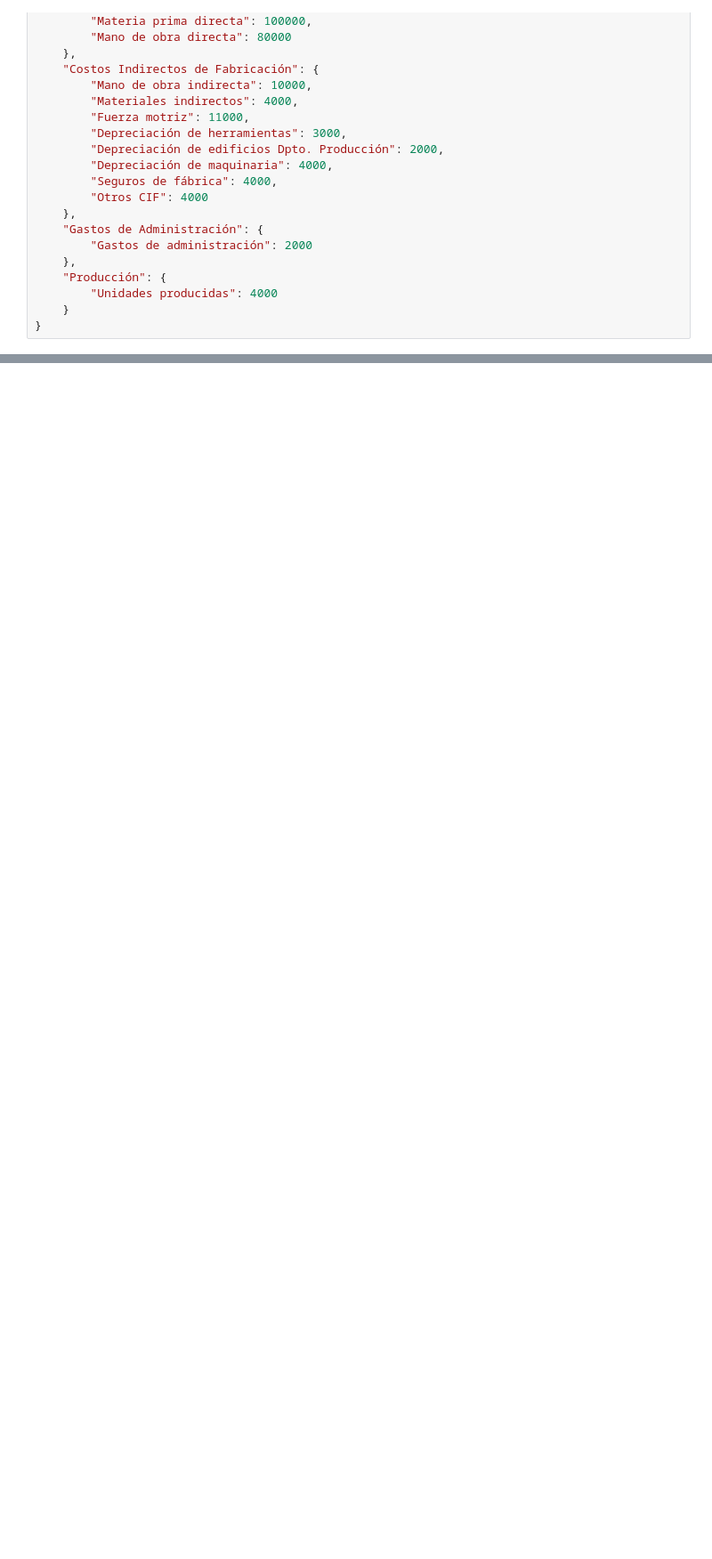
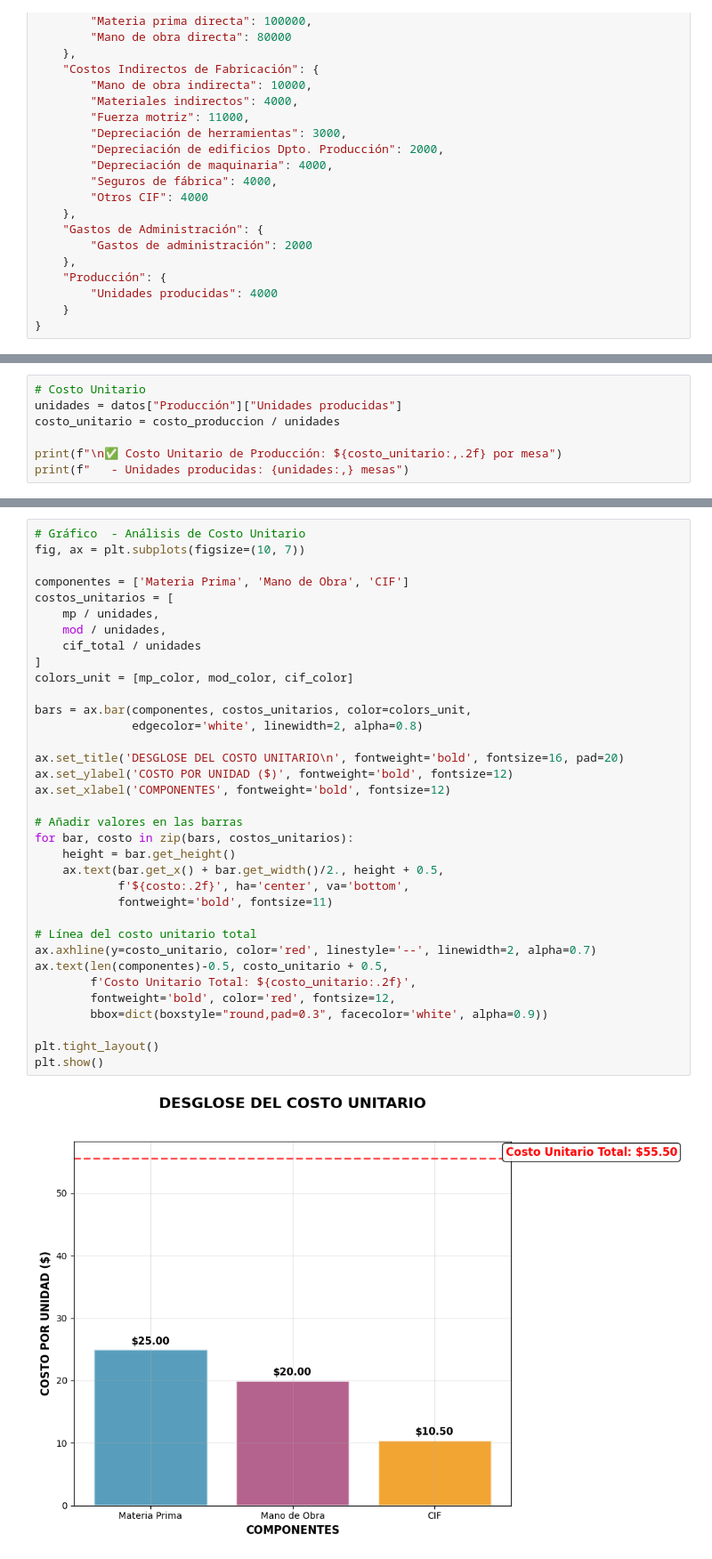
Before and after one commit to licette32/calculo-costos-rendimientos-2025, a Jupyter notebook: Parte-B/4B-costos.ipynb, the cells around one changed output, grey strips where cells are left out. Shown: that part at 89% size. Saved outputs shown, nothing was run; the diff lists cells and outputs as text; blank space fills up the shorter version.

```diff
--- a/Parte-B/4B-costos.ipynb
+++ b/Parte-B/4B-costos.ipynb
@@ -186,0 +249,7 @@ with pd.ExcelWriter('resultados_actividad_4.xlsx') as writer:
+# %%
+# Costo Unitario
+unidades = datos["Producción"]["Unidades producidas"]
+costo_unitario = costo_produccion / unidades
+
+print(f"\n✅ Costo Unitario de Producción: ${costo_unitario:,.2f} por mesa")
+print(f"   - Unidades producidas: {unidades:,} mesas")
@@ -186,0 +259,37 @@ with pd.ExcelWriter('resultados_actividad_4.xlsx') as writer:
+# %%
+# Gráfico  - Análisis de Costo Unitario
+fig, ax = plt.subplots(figsize=(10, 7))
+
+componentes = ['Materia Prima', 'Mano de Obra', 'CIF']
+costos_unitarios = [
+    mp / unidades,
+    mod / unidades,
+    cif_total / unidades
+]
+colors_unit = [mp_color, mod_color, cif_color]
+
+bars = ax.bar(componentes, costos_unitarios, color=colors_unit,
+              edgecolor='white', linewidth=2, alpha=0.8)
+
+ax.set_title('DESGLOSE DEL COSTO UNITARIO\n', fontweight='bold', fontsize=16, pad=20)
+ax.set_ylabel('COSTO POR UNIDAD ($)', fontweight='bold', fontsize=12)
+ax.set_xlabel('COMPONENTES', fontweight='bold', fontsize=12)
+
+# Añadir valores en las barras
+for bar, costo in zip(bars, costos_unitarios):
+    height = bar.get_height()
+    ax.text(bar.get_x() + bar.get_width()/2., height + 0.5,
+            f'${costo:.2f}', ha='center', va='bottom',
+            fontweight='bold', fontsize=11)
+
+# Línea del costo unitario total
+ax.axhline(y=costo_unitario, color='red', linestyle='--', linewidth=2, alpha=0.7)
+ax.text(len(componentes)-0.5, costo_unitario + 0.5,
+        f'Costo Unitario Total: ${costo_unitario:.2f}',
+        fontweight='bold', color='red', fontsize=12,
+        bbox=dict(boxstyle="round,pad=0.3", facecolor='white', alpha=0.9))
+
+plt.tight_layout()
+plt.show()
+# %% [output]
+[figure, added]
```
Also changed, not shown: parts of 24 cells of this notebook, 3 other files.
